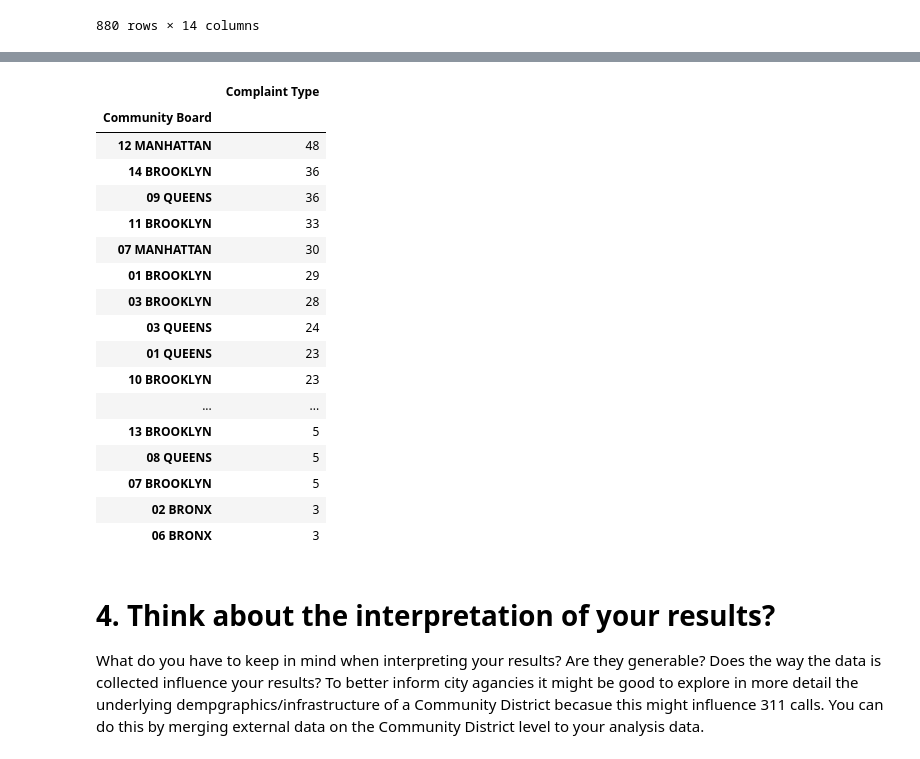
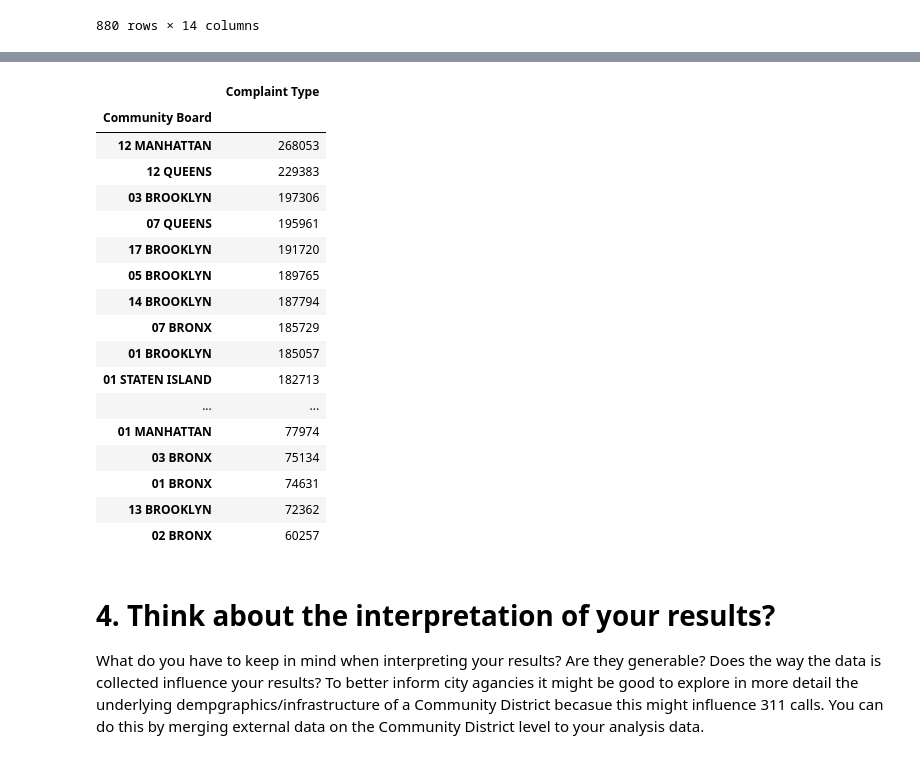
Before and after one commit to gperrin12/PUI2016_gtp232, a Jupyter notebook: HW8_gtp232/PUI 2016 - Working with Data Lab_110116.ipynb, the cells around one changed output, grey strips where cells are left out. Cells and saved outputs as stored; diff of their text form; code cells hidden in the pictures.

```diff
--- a/HW8_gtp232/PUI 2016 - Working with Data Lab_110116.ipynb
+++ b/HW8_gtp232/PUI 2016 - Working with Data Lab_110116.ipynb
@@ -107,6 +96,6 @@ len(community_board_unique)
 # Why do we have so many? Some of them are unspecified, missing. Some might be invalid entries.
 # We should have 59 Community Districts.
 #data_311 = data_311[["Created Date", "Agency", "Complaint Type", "Community Board", "Latitude", "Longitude"]]
-data_311 = data_311[~data_311['Community Board'].str.contains("Unspecified")]
-data_311.head()
+data_311_full = data_311_full[~data_311_full['Community Board'].str.contains("Unspecified")]
+data_311_full.head()
 # %% [output]
@@ -146,6 +134,6 @@ sorted(community_board_unique)
 # %%
 # What about missing values? Can you detect any patterns?
-for i in data_311.columns:
+for i in data_311_full.columns:
     print i
-    print pd.isnull(data_311[i]).sum()
+    print pd.isnull(data_311_full[i]).sum()
 # %% [output]
@@ -195,8 +172,8 @@ data_311_res[~pd.isnull(data_311_res["Resolution Description"])]
 # Generate marker for unplausible Community Districts
 # How do these districts look like?
 
-data_311_res['bad_community_district'] = [int(i[:2])>18 for i in data_311_res['Community Board']]
-data_311_res.head()
+data_311_full['bad_community_district'] = [int(i[:2])>18 for i in data_311_full['Community Board']]
+data_311_full.head()
 # %% [output]
 A value is trying to be set on a copy of a slice from a DataFrame.
 Try using .loc[row_indexer,col_indexer] = value instead
@@ -211,5 +188,5 @@ See the caveats in the documentation: http://pandas.pydata.org/pandas-docs/stabl
 # %%
 # Drop the marked districts
-data_311_res2 = data_311_res[data_311_res["bad_community_district"] == False]
-data_311_res2.head(30)
+data_311_full_2 = data_311_full[data_311_full["bad_community_district"] == False]
+sorted(data_311_full_2['Community Board'].unique())
 # %% [output]
@@ -233,31 +210,31 @@ data_311_res2.head(30)
 # %%
 # Produce your result: Generate an indicator which ranks the Community District by complaint numbers
 # on the Community district level
 
-df_sample = data_311_res2.groupby('Community Board')[['Complaint Type']].count()
+df_sample = data_311_full_2.groupby('Community Board')[['Complaint Type']].count()
 #df_sample = pd.DataFrame(df_sample)
 #df_sample = pd.DataFrame(df_sample)
 df_sample.reset_index()
 df_sample.sort(['Complaint Type'], ascending=False)
 # %% [output]
 |  | Complaint Type |
 | Community Board |  |
-| 12 MANHATTAN | 48 |
-| 14 BROOKLYN | 36 |
-| 09 QUEENS | 36 |
-| 11 BROOKLYN | 33 |
-| 07 MANHATTAN | 30 |
-| 01 BROOKLYN | 29 |
-| 03 BROOKLYN | 28 |
-| 03 QUEENS | 24 |
-| 01 QUEENS | 23 |
-| 10 BROOKLYN | 23 |
+| 12 MANHATTAN | 268053 |
+| 12 QUEENS | 229383 |
+| 03 BROOKLYN | 197306 |
+| 07 QUEENS | 195961 |
+| 17 BROOKLYN | 191720 |
+| 05 BROOKLYN | 189765 |
+| 14 BROOKLYN | 187794 |
+| 07 BRONX | 185729 |
+| 01 BROOKLYN | 185057 |
+| 01 STATEN ISLAND | 182713 |
 | ... | ... |
-| 13 BROOKLYN | 5 |
-| 08 QUEENS | 5 |
-| 07 BROOKLYN | 5 |
-| 02 BRONX | 3 |
-| 06 BRONX | 3 |
+| 01 MANHATTAN | 77974 |
+| 03 BRONX | 75134 |
+| 01 BRONX | 74631 |
+| 13 BROOKLYN | 72362 |
+| 02 BRONX | 60257 |
 # %%
 # Save reduced data frame (Community District level)
 df_311_final = df_sample
```
Also changed, not shown: parts of 21 cells of this notebook.
